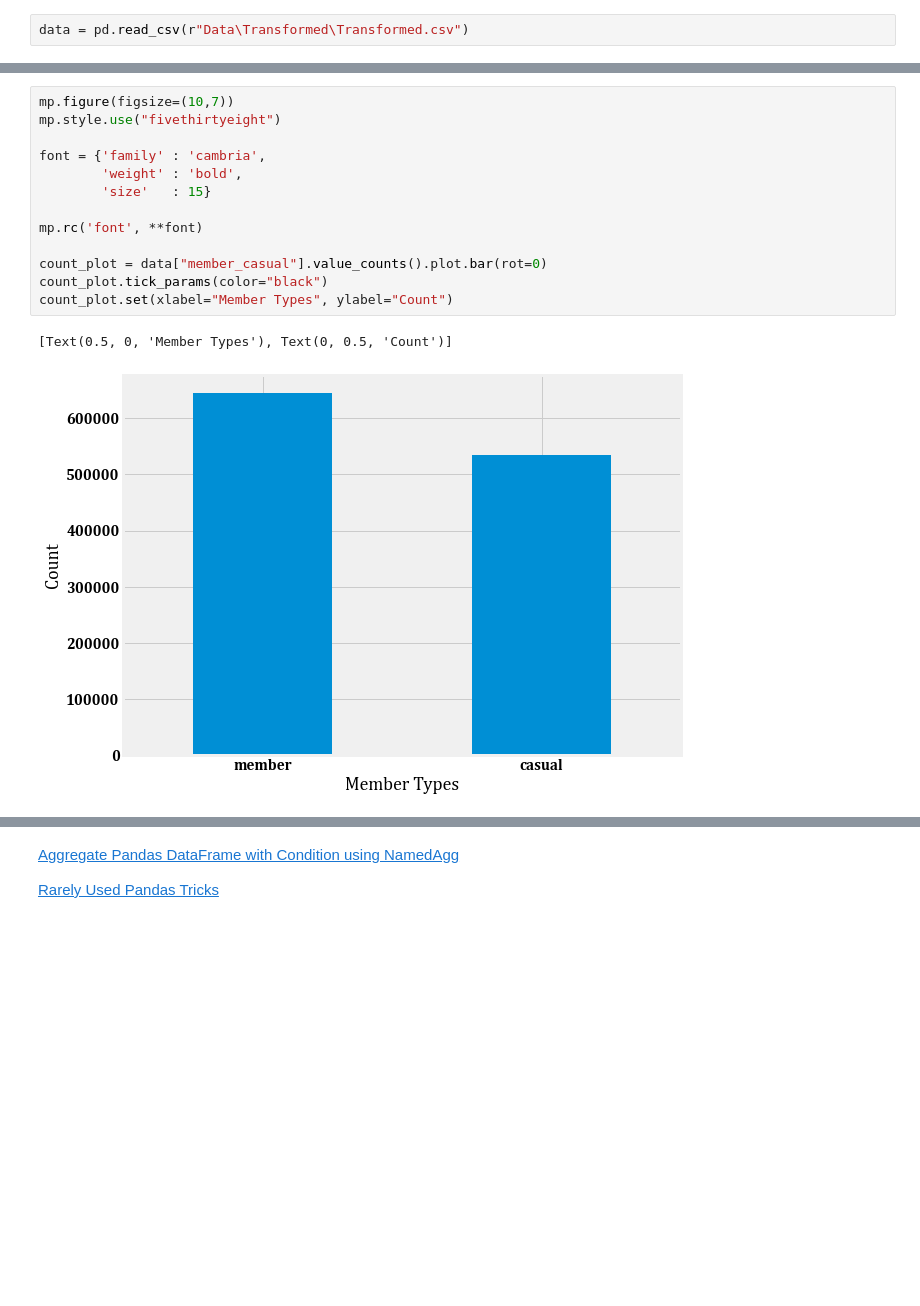
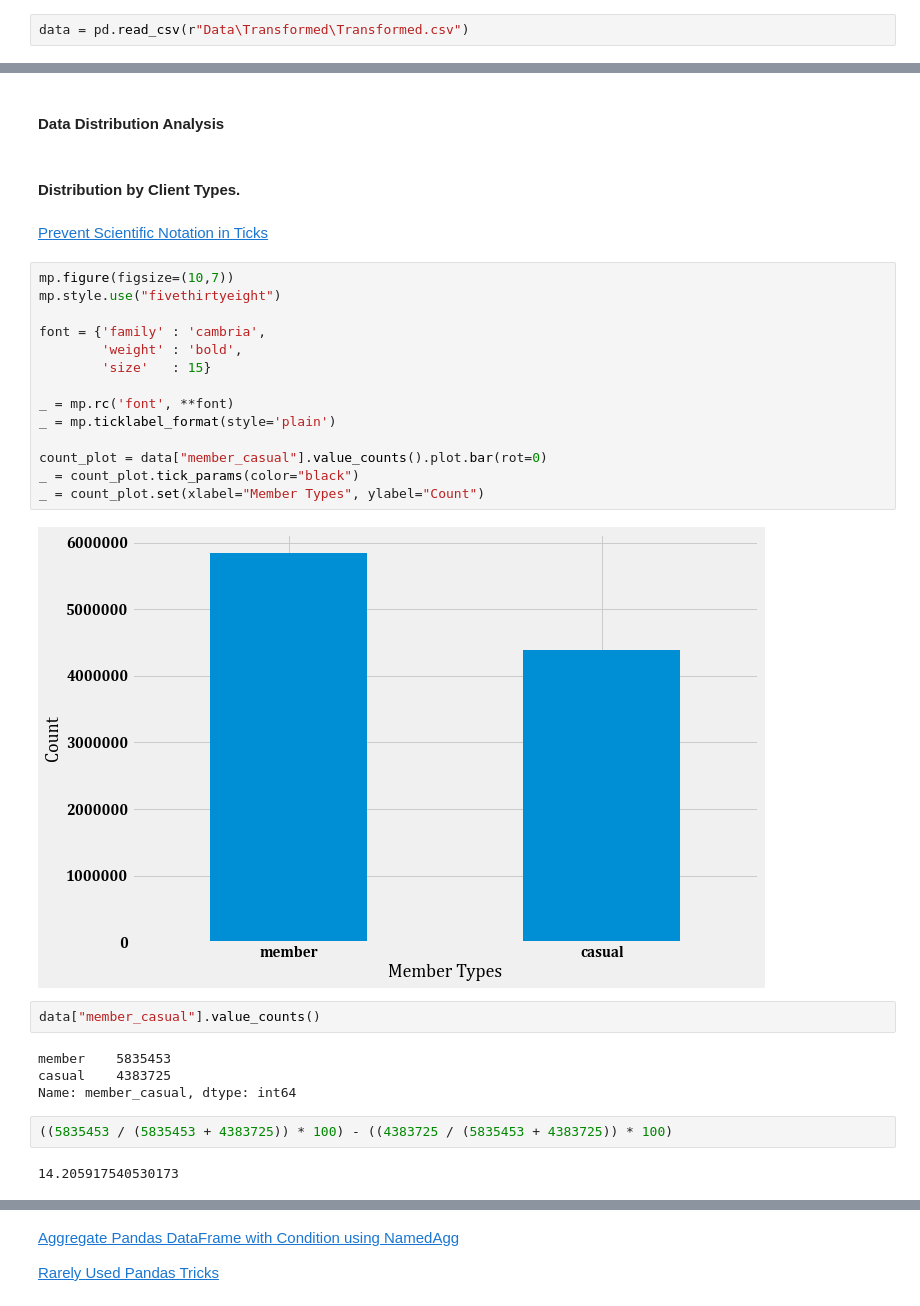
Before and after one commit to deepbdoshi/Google-Analytics-Capstone-Project, a Jupyter notebook: Google Analytics Capstone Project 1.ipynb, the cells around one changed output, grey strips where cells are left out. Cells and saved outputs as stored; diff of their text form; blank space fills up the shorter version.

```diff
--- a/Google Analytics Capstone Project 1.ipynb
+++ b/Google Analytics Capstone Project 1.ipynb
@@ -115,16 +308,32 @@ data.shape
+# %% [markdown]
+#### Data Distribution Analysis
+# %% [markdown]
+#### Distribution by Client Types.
+# %% [markdown]
+[Prevent Scientific Notation in Ticks](https://www.tutorialspoint.com/prevent-scientific-notation-in-matplotlib-pyplot#:~:text=MatPlotLib%20with%20Python&text=To%20prevent%20scientific%20notation%2C%20we,plain'%20in%20the%20ticklabel_format%20method.)
 # %%
 mp.figure(figsize=(10,7))
 mp.style.use("fivethirtyeight")
 
 font = {'family' : 'cambria',
         'weight' : 'bold',
         'size'   : 15}
 
-mp.rc('font', **font)
+_ = mp.rc('font', **font)
+_ = mp.ticklabel_format(style='plain')
 
 count_plot = data["member_casual"].value_counts().plot.bar(rot=0)
-count_plot.tick_params(color="black")
-count_plot.set(xlabel="Member Types", ylabel="Count")
+_ = count_plot.tick_params(color="black")
+_ = count_plot.set(xlabel="Member Types", ylabel="Count")
 # %% [output]
-[Text(0.5, 0, 'Member Types'), Text(0, 0.5, 'Count')]
-[figure, old version]
+[figure, new version]
+# %%
+data["member_casual"].value_counts()
+# %% [output]
+member    5835453
+casual    4383725
+Name: member_casual, dtype: int64
+# %%
+((5835453 / (5835453 + 4383725)) * 100) - ((4383725 / (5835453 + 4383725)) * 100)
+# %% [output]
+14.205917540530173
```
Also changed, not shown: parts of 68 cells of this notebook.
